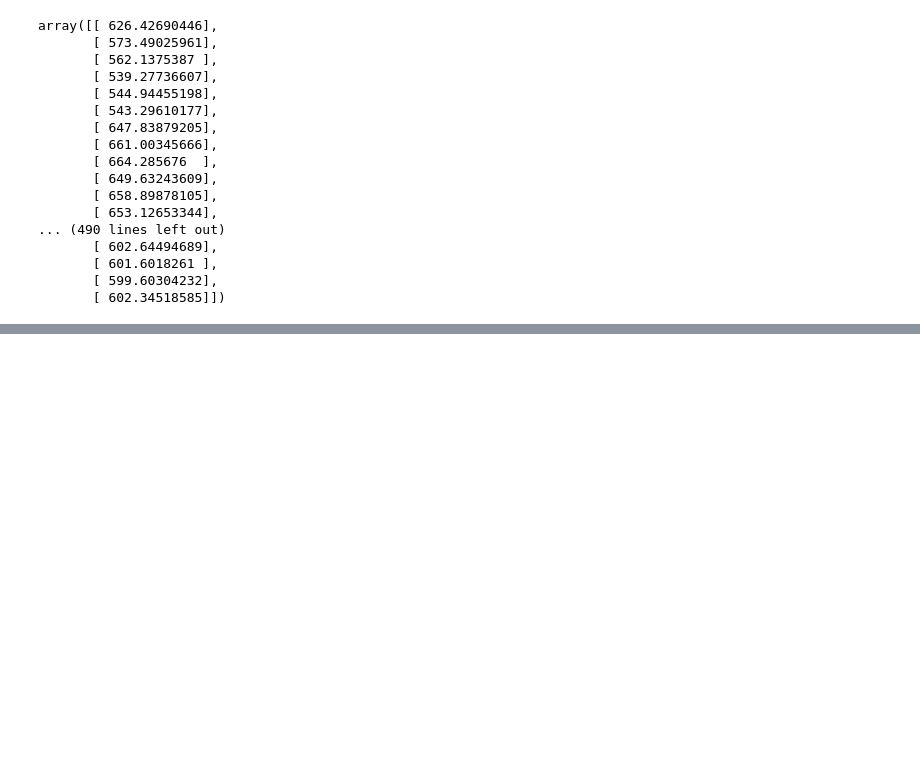
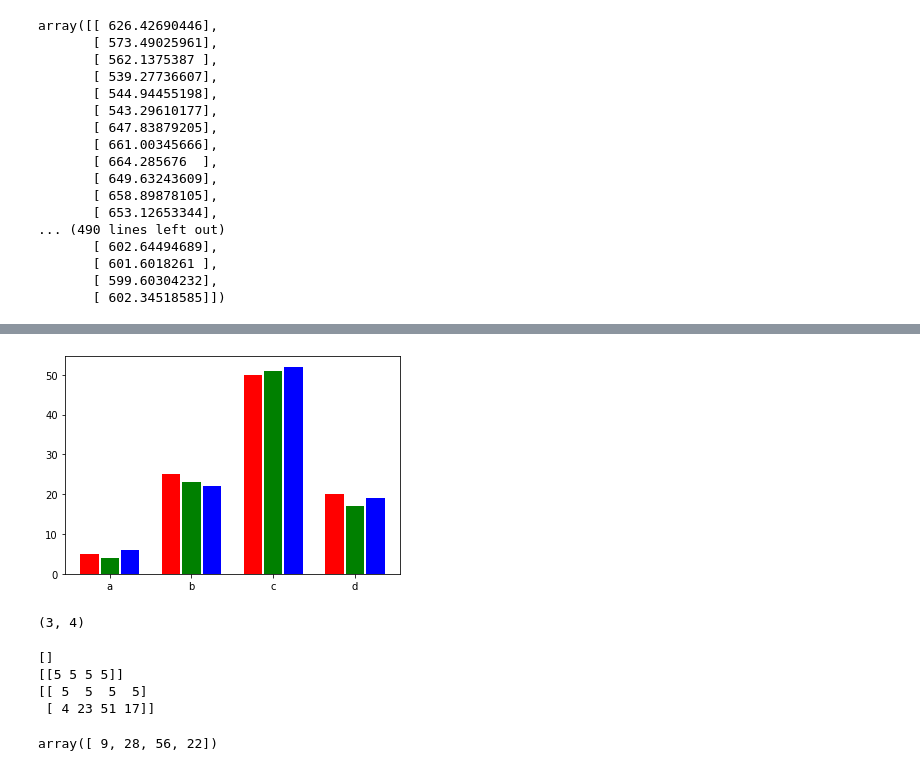
Before and after one commit to soxxun/python, a Jupyter notebook: 20220223/20220223.ipynb, the cells around one changed output, grey strips where cells are left out. Saved outputs shown, nothing was run; the diff lists cells and outputs as text; code cells hidden in the pictures; blank space fills up the shorter version.

```diff
--- a/20220223/20220223.ipynb
+++ b/20220223/20220223.ipynb
@@ -215,0 +226,24 @@ plt.show()
+# %%
+# 막대그래프   : 데이터의 개수나 크기를 비교  이산형,범주형 데이터
+data = [
+    [5,25,50,20],[4,23,51,17],[6,22,52,19]
+]
+x = np.arange(0,8,2)  # x 좌표설정  0 2 4 6
+
+# 3개의 막대 그래프 생성
+plt.bar(x, data[0], color = 'r', width = 0.45)
+plt.bar(x + 0.5, data[1],color = 'g', width = 0.45)
+plt.bar(x + 1.0, data[2],color = 'b', width = 0.45)
+
+# x축에 표시될 이름과 위치 설정
+plt.xticks(x + 0.5, ("a","b","c","d"))
+plt.show()
+# %% [output]
+[figure, added]
+# %%
+data = np.array([
+    [5,25,50,20],[4,23,51,17],[6,22,52,19]
+])
+data.shape
+# %% [output]
+(3, 4)
@@ -215,0 +259,11 @@ plt.show()
+# %%
+for i in range(3):
+    print(data[:i])
+
+np.sum( data[:2],axis=0)
+# %% [output]
+[]
+[[5 5 5 5]]
+[[ 5  5  5  5]
+ [ 4 23 51 17]]
+array([ 9, 28, 56, 22])
```
Also changed, not shown: parts of 29 cells of this notebook.
